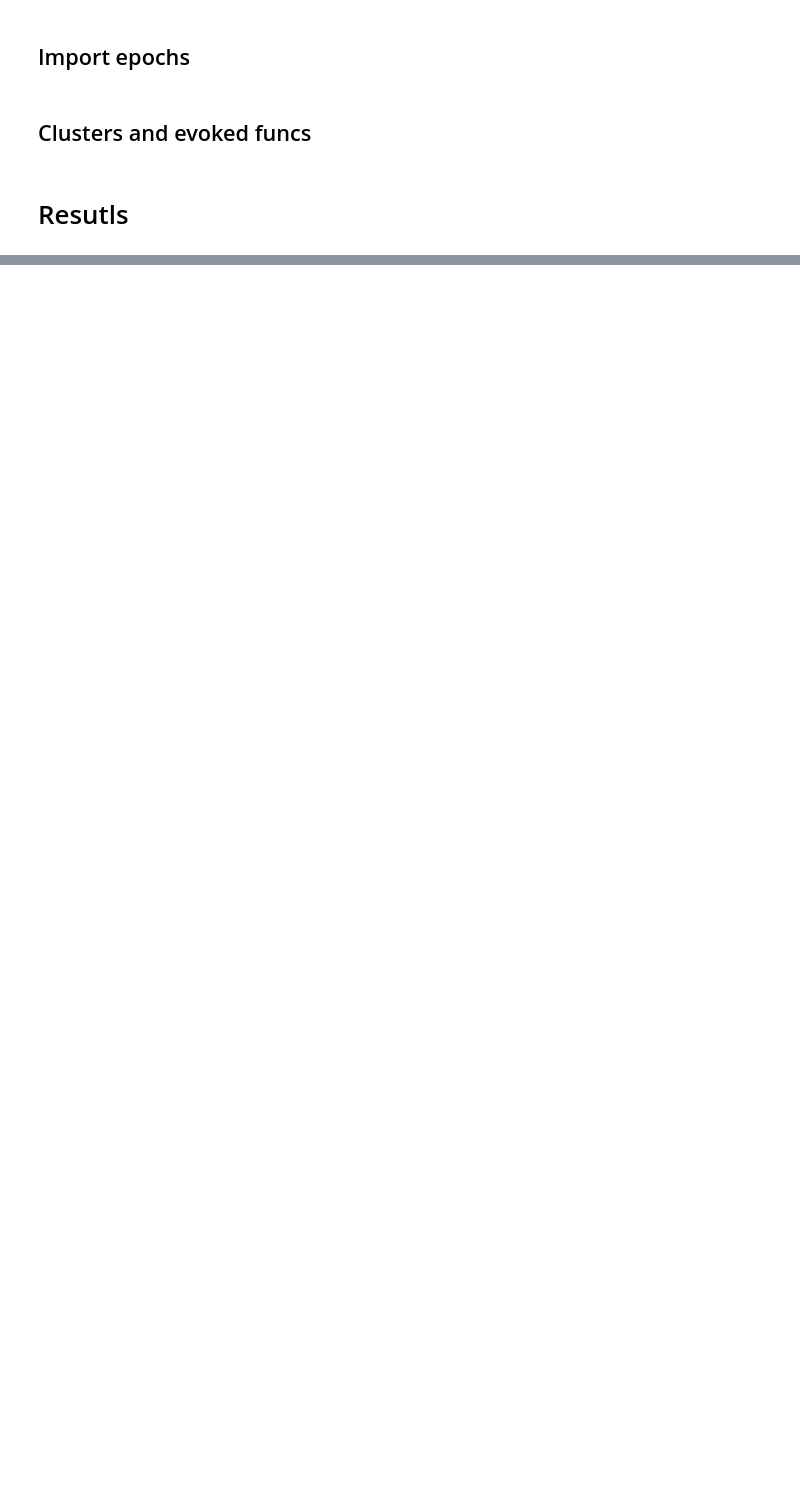
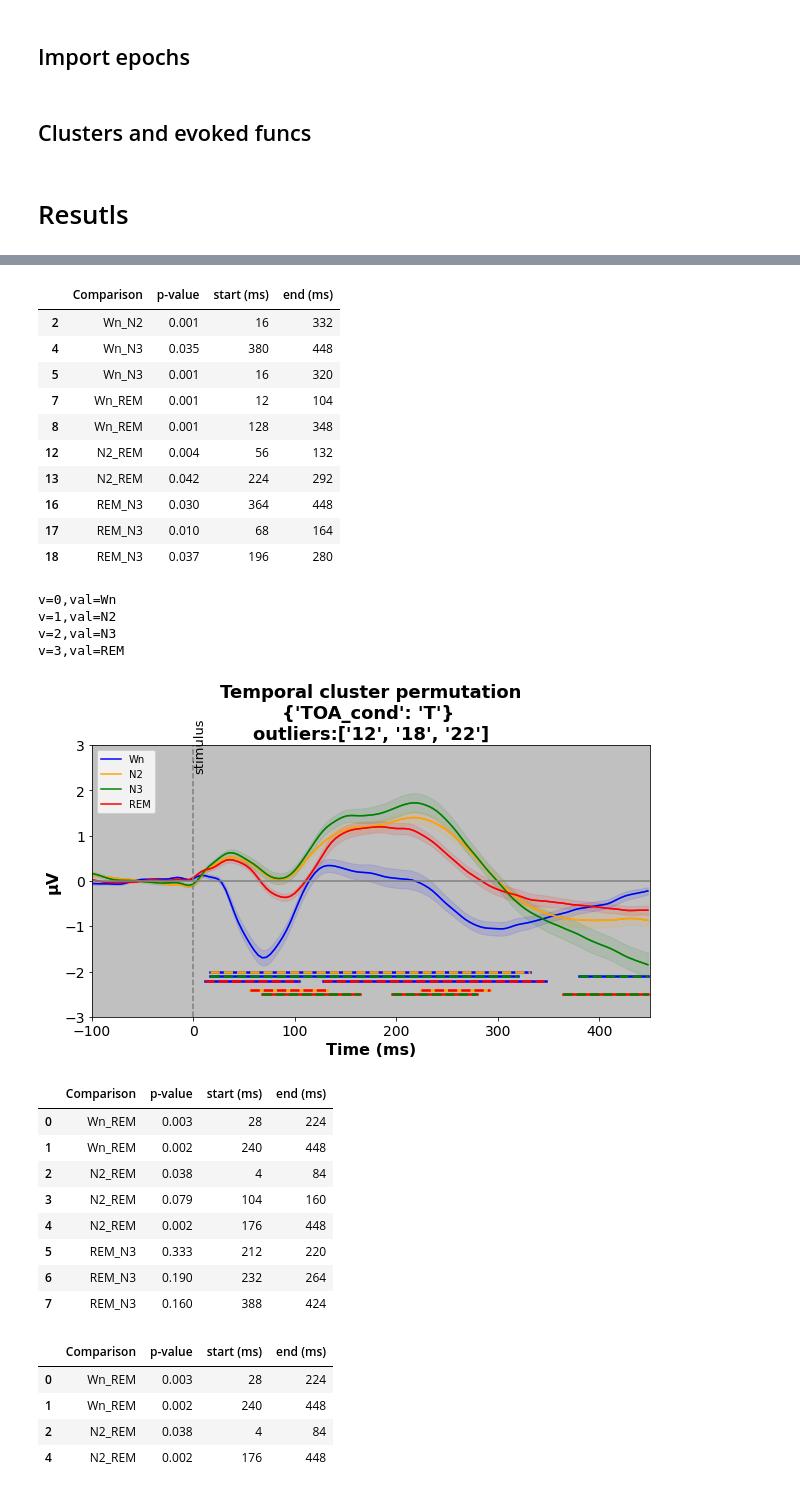
Before and after one commit to YakimS/PE_Omission-Anat, a Jupyter notebook: ClusterPermutation_erp.ipynb, the cells around one changed output, grey strips where cells are left out. Cells and saved outputs as stored; diff of their text form; code cells hidden in the pictures; blank space fills up the shorter version.

```diff
--- a/ClusterPermutation_erp.ipynb
+++ b/ClusterPermutation_erp.ipynb
@@ -201,7 +258,7 @@ def getClustersPerConditions(startTime_i, contrastTypeName,contrasts,conditions,
 #     plot_compare_evokeds(evokeds_mnePlotFormat,combine = 'mean',colors=graphColors,
 #                          axes=ax1,show=False,truncate_xaxis=False, truncate_yaxis=False,
 #                          show_sensors = False , legend='upper left')
-def applyDesign(ax,title='',y_lims=[-3,3]):
+def applyDesign(fig,ax,title='',y_lims=[-3,3]):
     fig.patch.set_facecolor('xkcd:white')
     ax.set_facecolor('silver')
     ax.set_title(title,fontsize = 18, fontweight = 'bold')
@@ -233,6 +290,7 @@ def get_evokedPerCond_ax(ax1,df,condName : str, condVaribles, filterConds, graph
     for v,val in enumerate(condVaribles):
         ax1.fill_between(times,mean_[v]+std_[v] ,mean_[v]-std_[v], color=graphColors[v],alpha=0.1,label ="_nolegend_")
         ax1.plot(times,mean_[v],label = condVaribles[v],color=graphColors[v])
+        print(f"v={v},val={val}") # \nmean:{mean_}\nstd{std_}
     return ax1
 # %% [markdown]
 # Resutls
@@ -242,3 +300,24 @@ contrastsColors = [['blue', 'orange'], ['blue', 'green'], ['blue', 'red'], ['ora
 contrastTypeName = 'Vigilance'
 contrast_seperateVal = ['Wn','N2','N3','REM']
 contrasts_sep_colors = ['blue', 'orange', 'green', 'red']
+
+for TOA_cond in ['T','Rand','Fixed']:
+    filters= {'TOA_cond':TOA_cond}
+    filters_string = f"{filters}"
+
+    ### get df cluster info
+    with io.capture_output() as captured: # suppress output
+        cluster_res = getClustersPerConditions(time0_i,contrastTypeName,contrasts,filters,test_per_voxel='ttest')
+        all_clust_df, sig_clust_df = get_clusters_dfs(contrasts,times[time0_i:],cluster_res)
+    display(all_clust_df)
+    display(sig_clust_df)
+
+    ### plot clusters
+    fig,ax1 = plt.subplots(1, 1, figsize=(10, 5))
+    fig.patch.set_facecolor('xkcd:white')
+    ax1 = get_evokedPerCond_ax(ax1, allEvents_df, contrastTypeName, contrast_seperateVal, filters, contrasts_sep_colors)
+    get_contrasts_ax(ax1, contrasts, contrastsColors,cluster_res)
+    applyDesign(fig, ax1,f'Temporal cluster permutation\n{filters_string} \noutliers:{cfg["outlier_subs"]}')
+    plt.show()
+    plt.savefig(f'{fig_output_dir}/{TOA_cond}_allValidSubs_perVigi_5CentElect_wilcox.png')
+# %% [output]
@@ -244,0 +341,30 @@ contrasts_sep_colors = ['blue', 'orange', 'green', 'red']
+|  | Comparison | p-value | start (ms) | end (ms) |
+| 2 | Wn_N2 | 0.001 | 16 | 332 |
+| 4 | Wn_N3 | 0.035 | 380 | 448 |
+| 5 | Wn_N3 | 0.001 | 16 | 320 |
+| 7 | Wn_REM | 0.001 | 12 | 104 |
+| 8 | Wn_REM | 0.001 | 128 | 348 |
+| 12 | N2_REM | 0.004 | 56 | 132 |
+| 13 | N2_REM | 0.042 | 224 | 292 |
+| 16 | REM_N3 | 0.030 | 364 | 448 |
+| 17 | REM_N3 | 0.010 | 68 | 164 |
+| 18 | REM_N3 | 0.037 | 196 | 280 |
+v=0,val=Wn
+v=1,val=N2
+v=2,val=N3
+v=3,val=REM
+[figure, added]
+|  | Comparison | p-value | start (ms) | end (ms) |
+| 0 | Wn_REM | 0.003 | 28 | 224 |
+| 1 | Wn_REM | 0.002 | 240 | 448 |
+| 2 | N2_REM | 0.038 | 4 | 84 |
+| 3 | N2_REM | 0.079 | 104 | 160 |
+| 4 | N2_REM | 0.002 | 176 | 448 |
+| 5 | REM_N3 | 0.333 | 212 | 220 |
+| 6 | REM_N3 | 0.190 | 232 | 264 |
+| 7 | REM_N3 | 0.160 | 388 | 424 |
+|  | Comparison | p-value | start (ms) | end (ms) |
+| 0 | Wn_REM | 0.003 | 28 | 224 |
+| 1 | Wn_REM | 0.002 | 240 | 448 |
+| 2 | N2_REM | 0.038 | 4 | 84 |
+| 4 | N2_REM | 0.002 | 176 | 448 |
```
Also changed, not shown: parts of 8 cells of this notebook, 2 other files.
